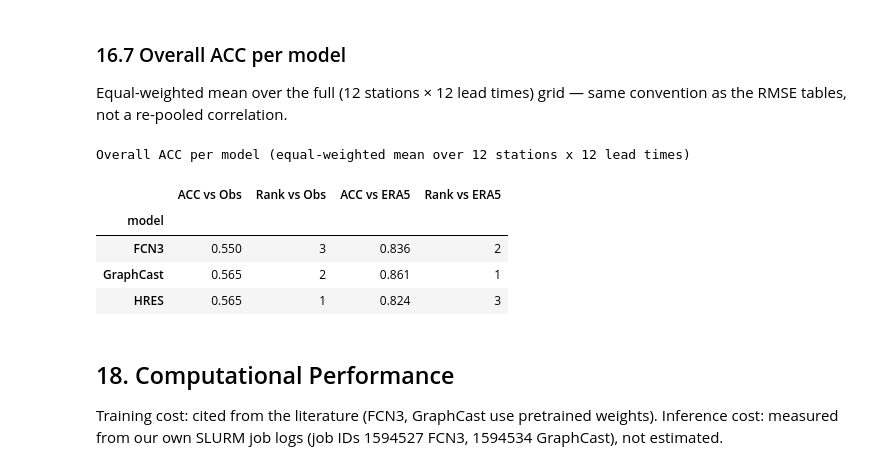
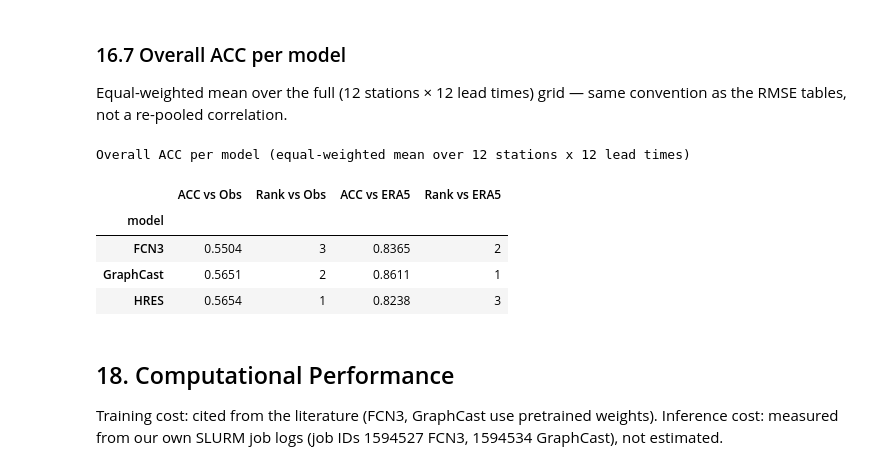
Before and after one commit to chensy618/WF-experiments, a Jupyter notebook: experiments/notebooks/rebuttal_model_comparison_analysis_72h_interpolate.ipynb, the cells around one changed output. Saved outputs shown, nothing was run; the diff lists cells and outputs as text; code cells hidden in the pictures.

```diff
--- a/experiments/notebooks/rebuttal_model_comparison_analysis_72h_interpolate.ipynb
+++ b/experiments/notebooks/rebuttal_model_comparison_analysis_72h_interpolate.ipynb
@@ -1464,26 +1593,26 @@ Equal-weighted mean over the full (12 stations × 12 lead times) grid — same c
 # %%
 # 16.7 Overall ACC per model: equal-weighted mean over the full (station, lead_h) grid --
 # not a re-pooled correlation over all anomaly pairs (see markdown above for why).
 overall_acc_obs = acc_by_station.groupby('model')['ACC'].mean()
 overall_acc_era5 = acc_by_station_era5.groupby('model')['ACC'].mean()
 
 overall_acc = pd.DataFrame({
     'ACC vs Obs': overall_acc_obs,
     'ACC vs ERA5': overall_acc_era5,
 }).reindex(MODEL_ORDER)
 overall_acc['Rank vs Obs'] = overall_acc['ACC vs Obs'].rank(ascending=False).astype(int)
 overall_acc['Rank vs ERA5'] = overall_acc['ACC vs ERA5'].rank(ascending=False).astype(int)
 overall_acc = overall_acc[['ACC vs Obs', 'Rank vs Obs', 'ACC vs ERA5', 'Rank vs ERA5']]
 
 print('Overall ACC per model (equal-weighted mean over 12 stations x 12 lead times)')
-display(overall_acc.round(3))
+display(overall_acc.round(4))
 # %% [output]
 Overall ACC per model (equal-weighted mean over 12 stations x 12 lead times)
 |  | ACC vs Obs | Rank vs Obs | ACC vs ERA5 | Rank vs ERA5 |
 | model |  |  |  |  |
-| FCN3 | 0.550 | 3 | 0.836 | 2 |
-| GraphCast | 0.565 | 2 | 0.861 | 1 |
-| HRES | 0.565 | 1 | 0.824 | 3 |
+| FCN3 | 0.5504 | 3 | 0.8365 | 2 |
+| GraphCast | 0.5651 | 2 | 0.8611 | 1 |
+| HRES | 0.5654 | 1 | 0.8238 | 3 |
 # %% [markdown]
 ## 18. Computational Performance
 
```
Also changed, not shown: parts of 7 cells of this notebook.
